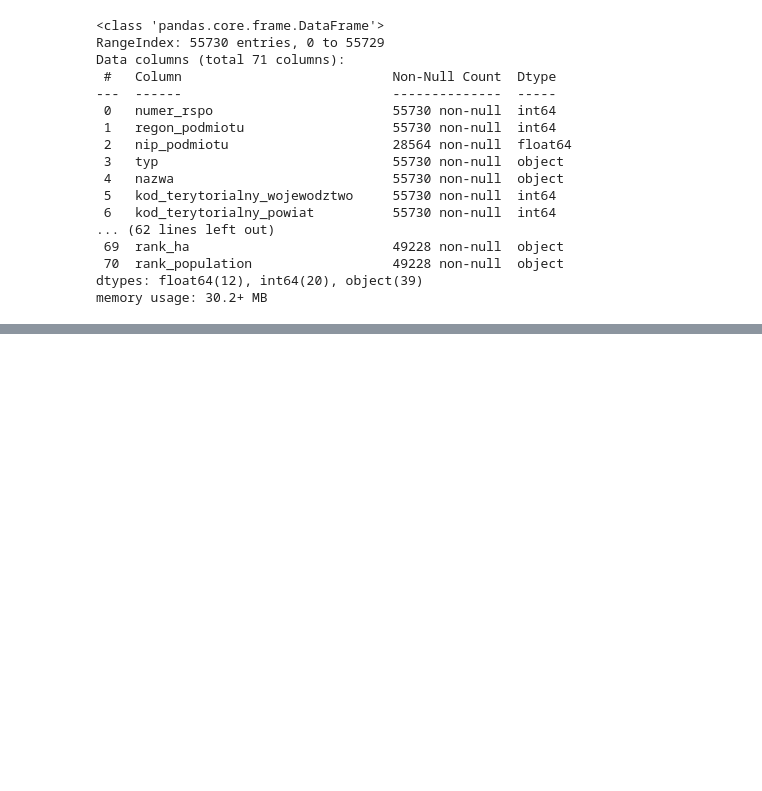
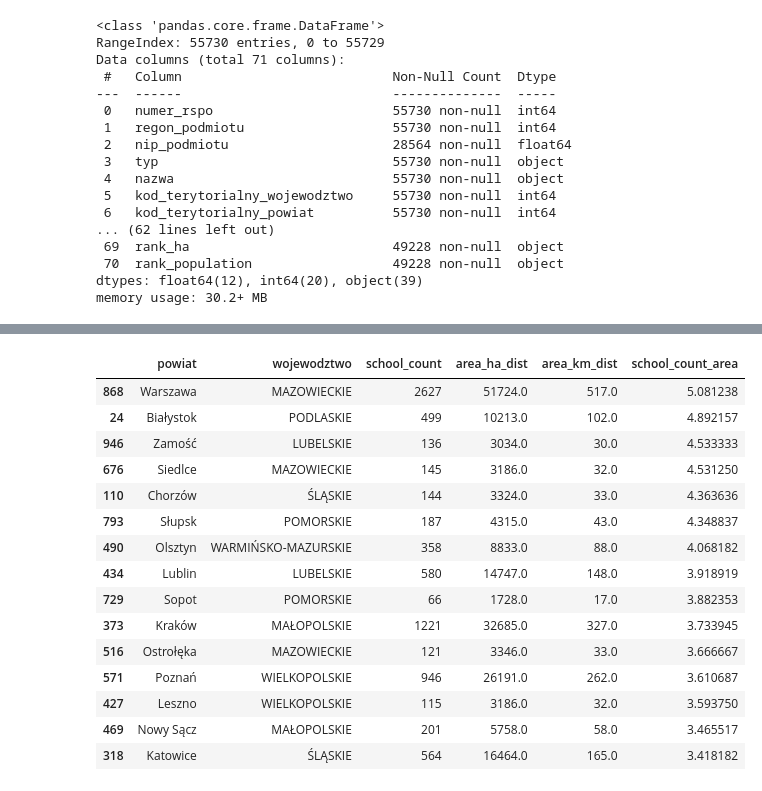
Before and after one commit to DataWorkshop-Foundation/way-to-school, a Jupyter notebook: notebooks/EDA.ipynb, the cells around one changed output, grey strips where cells are left out. Cells and saved outputs as stored; diff of their text form; code cells hidden in the pictures; blank space fills up the shorter version.

```diff
--- a/notebooks/EDA.ipynb
+++ b/notebooks/EDA.ipynb
@@ -49,0 +60,5 @@ rank_population: 1691
+# %%
+cols = ['typ', 'wojewodztwo', 'powiat', 'publicznosc_status', 'kategoria_uczniow', 'specyfika_placowki', 'typ_organu_prowadzacego', 'gmina_typ', 'wojewodztwo_nazwa']
+
+for col in cols:
+    df[col] = df[col].astype('category')
@@ -65 +81,12 @@ Index(['typ', 'nazwa', 'wojewodztwo', 'powiat', 'gmina', 'miejscowosc',
       dtype='object')
+# %%
+df['gminy_nazwa'] = df['gminy_nazwa'].astype('category')
+df['gmina'] = df['gmina'].astype('category')
+df['gmina_cat'] = df['gmina_cat'].astype('category')
+df['powiaty_nazwa'] = df['powiaty_nazwa'].astype('category')
+df['miejsce_w_strukturze'] = df['miejsce_w_strukturze'].astype('category')
+# %%
+for x in df.select_dtypes('int64').columns:
+    if df[x].max() < 4500:
+        #print(f'{x}: {df[x].max()}')
+        df[x] = df[x].astype('int16')
@@ -65,0 +127,33 @@ Index(['typ', 'nazwa', 'wojewodztwo', 'powiat', 'gmina', 'miejscowosc',
+# %%
+df_agg_dist = (
+    df
+    .groupby(['powiat','wojewodztwo'])
+    .agg(
+        school_count = ('numer_rspo', 'count'),
+        area_ha_dist = ('area_ha_dist', 'max'),
+        area_km_dist = ('area_km_dist', 'max')
+
+    )
+    .reset_index()
+)
+
+df_agg_dist['school_count_area'] = df_agg_dist['school_count']/df_agg_dist['area_km_dist']
+# %%
+df_agg_dist.sort_values(by = 'school_count_area', ascending=False)[:15]
+# %% [output]
+|  | powiat | wojewodztwo | school_count | area_ha_dist | area_km_dist | school_count_area |
+| 868 | Warszawa | MAZOWIECKIE | 2627 | 51724.0 | 517.0 | 5.081238 |
+| 24 | Białystok | PODLASKIE | 499 | 10213.0 | 102.0 | 4.892157 |
+| 946 | Zamość | LUBELSKIE | 136 | 3034.0 | 30.0 | 4.533333 |
+| 676 | Siedlce | MAZOWIECKIE | 145 | 3186.0 | 32.0 | 4.531250 |
+| 110 | Chorzów | ŚLĄSKIE | 144 | 3324.0 | 33.0 | 4.363636 |
+| 793 | Słupsk | POMORSKIE | 187 | 4315.0 | 43.0 | 4.348837 |
+| 490 | Olsztyn | WARMIŃSKO-MAZURSKIE | 358 | 8833.0 | 88.0 | 4.068182 |
+| 434 | Lublin | LUBELSKIE | 580 | 14747.0 | 148.0 | 3.918919 |
+| 729 | Sopot | POMORSKIE | 66 | 1728.0 | 17.0 | 3.882353 |
+| 373 | Kraków | MAŁOPOLSKIE | 1221 | 32685.0 | 327.0 | 3.733945 |
+| 516 | Ostrołęka | MAZOWIECKIE | 121 | 3346.0 | 33.0 | 3.666667 |
+| 571 | Poznań | WIELKOPOLSKIE | 946 | 26191.0 | 262.0 | 3.610687 |
+| 427 | Leszno | WIELKOPOLSKIE | 115 | 3186.0 | 32.0 | 3.593750 |
+| 469 | Nowy Sącz | MAŁOPOLSKIE | 201 | 5758.0 | 58.0 | 3.465517 |
+| 318 | Katowice | ŚLĄSKIE | 564 | 16464.0 | 165.0 | 3.418182 |
```
Also changed, not shown: parts of 22 cells of this notebook.
